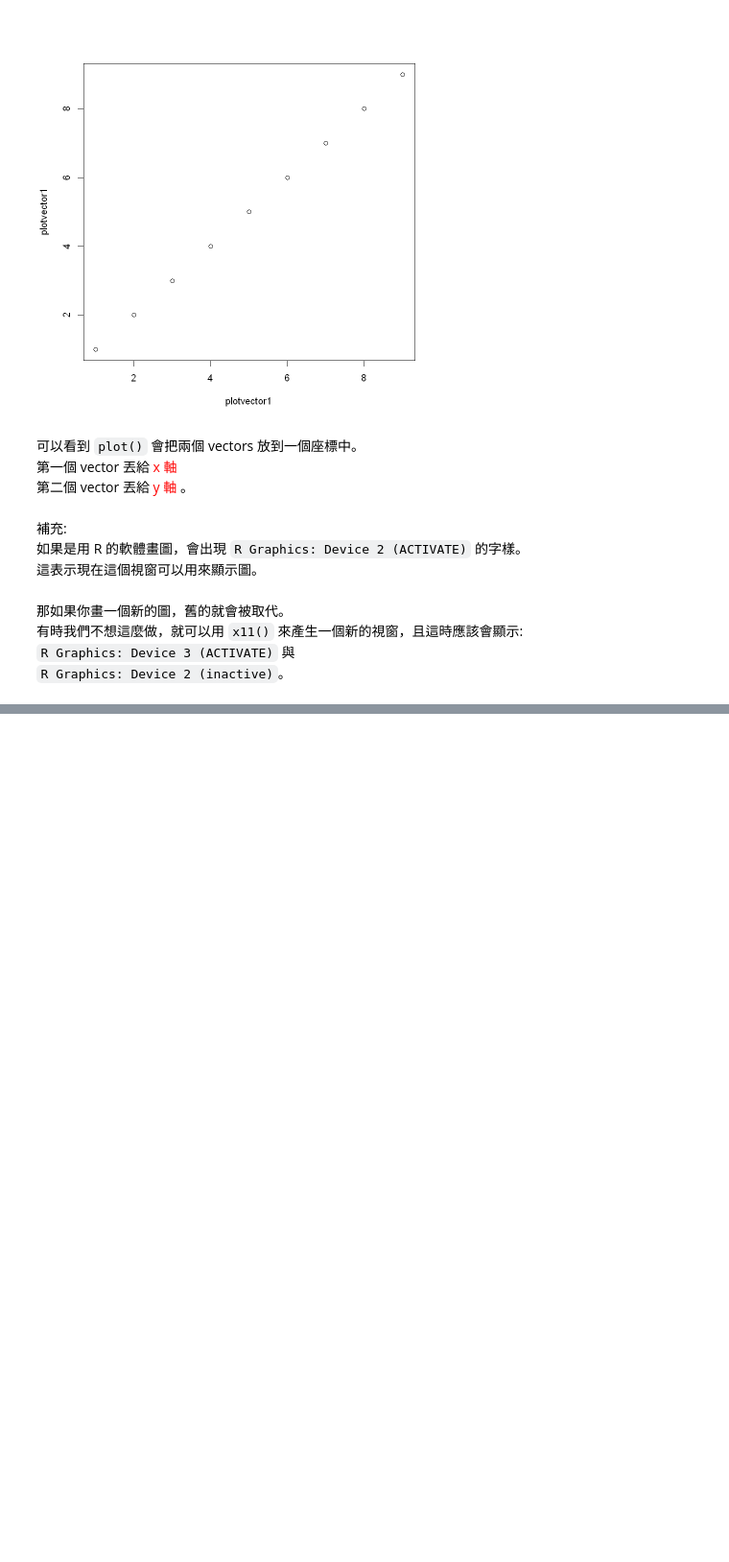
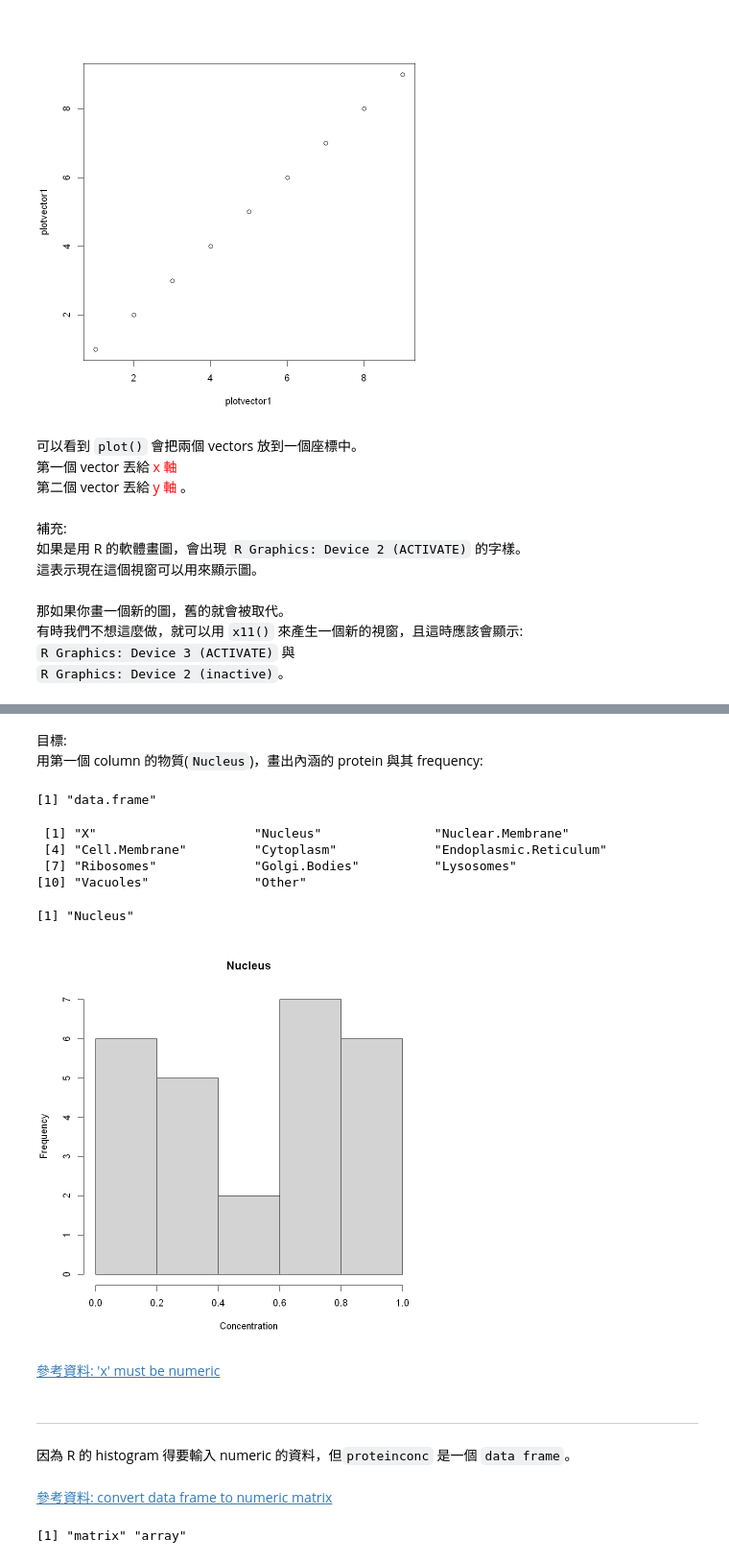
Before and after one commit to LLH07/R_notes, a Jupyter notebook: Plotting data.ipynb, the cells around one changed output, grey strips where cells are left out. Shown at 96% size. Cells and saved outputs as stored; diff of their text form; code cells hidden in the pictures; blank space fills up the shorter version.

````diff
--- a/Plotting data.ipynb
+++ b/Plotting data.ipynb
@@ -23,0 +61,32 @@ plot(plotvector1, plotvector1)
+# %% [markdown]
+目標:
+用第一個 column 的物質(```Nucleus```)，畫出內涵的 protein 與其 frequency:
+# %%
+proteinconc = read.csv("proteinconc.csv", header = TRUE)
+# %%
+class(proteinconc)
+# %% [output]
+[1] "data.frame"
+# %%
+colnames(proteinconc)
+# %% [output]
+ [1] "X"                     "Nucleus"               "Nuclear.Membrane"
+ [4] "Cell.Membrane"         "Cytoplasm"             "Endoplasmic.Reticulum"
+ [7] "Ribosomes"             "Golgi.Bodies"          "Lysosomes"
+[10] "Vacuoles"              "Other"
+# %%
+colnames(proteinconc)[2]
+# this is what we want (recall that R starts from 1)
+# %% [output]
+[1] "Nucleus"
+# %%
+hist(proteinconc[, 2], main = colnames(proteinconc)[2], xlab = "Concentration")
+# %% [output]
+[figure, added]
+# %% [markdown]
+[參考資料: 'x' must be numeric](https://statisticsglobe.com/error-in-hist-default-x-must-be-numeric-in-r)
+# %% [markdown]
+---
+因為 R 的 histogram 得要輸入 numeric 的資料，但```proteinconc``` 是一個 ```data frame```。
+# %% [markdown]
+[參考資料: convert data frame to numeric matrix](https://www.geeksforgeeks.org/convert-a-data-frame-into-a-numeric-matrix-in-r-programming-data-matrix-function/)
@@ -23,0 +95,4 @@ plot(plotvector1, plotvector1)
+# %%
+class(proteinconc)
+# %% [output]
+[1] "matrix" "array"
````
Also changed, not shown: parts of 20 cells of this notebook, 1 other file.
